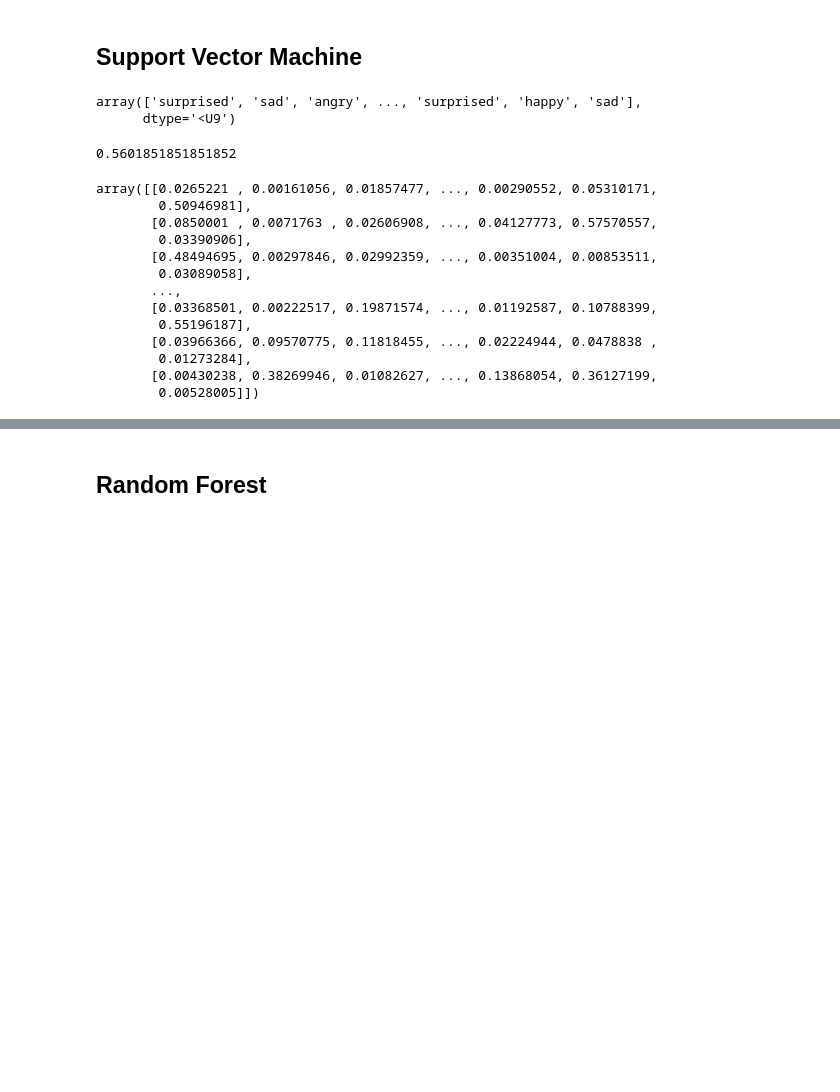
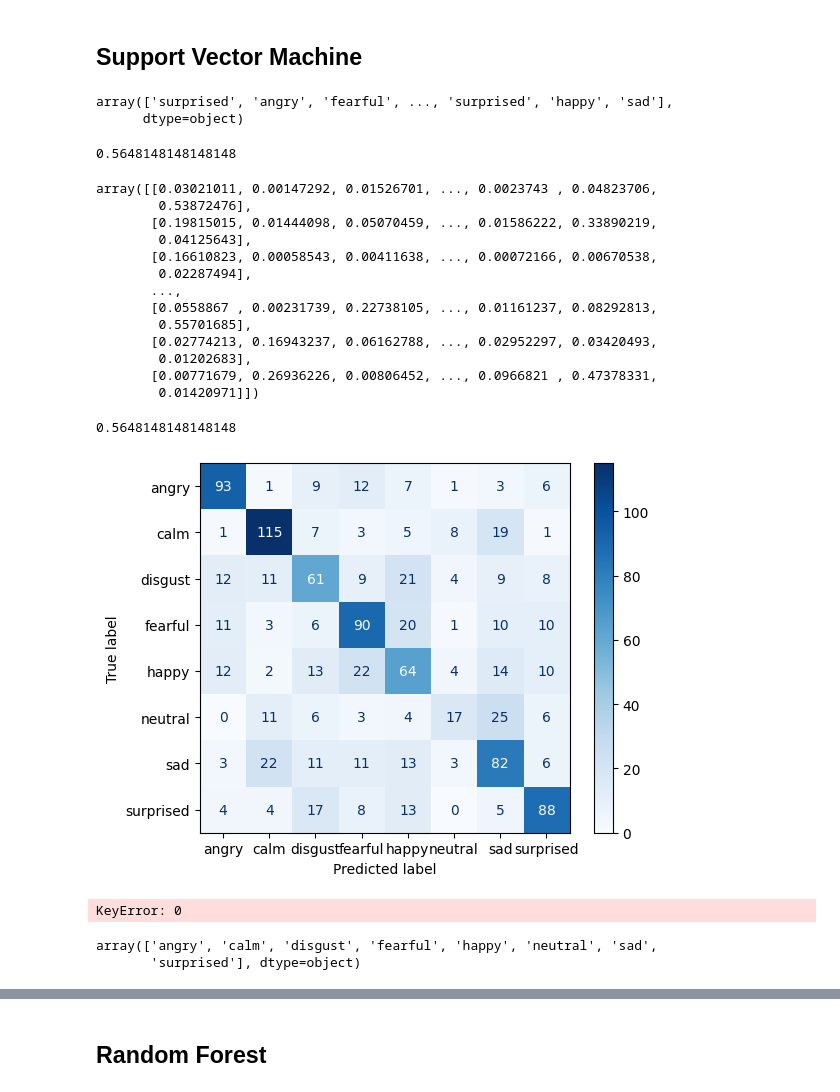
Before and after one commit to theriteshsharma/SpeechEmotionRecognition, a Jupyter notebook: ser_model/Notebooks/Final.ipynb, the cells around one changed output, grey strips where cells are left out. Cells and saved outputs as stored; diff of their text form; code cells hidden in the pictures; blank space fills up the shorter version.

```diff
--- a/ser_model/Notebooks/Final.ipynb
+++ b/ser_model/Notebooks/Final.ipynb
@@ -190,6 +148,6 @@ df.head()
 | 4 | 4 | 0.301604 | 0.760249 | 0.804322 | 0.790674 | 0.760021 | 0.781235 | 0.719090 | 0.647474 | 0.713795 | ... | ... |
 5 rows × 164 columns
 # %%
-X = df.loc[:-1,]
-Y = df.loc[-2:,]
+X = df.iloc[:,:-1]
+Y = df.iloc[:,-1:]
 # %%
@@ -235,28 +214,38 @@ svm_predictions = svm_model.predict(x_test)
 # %%
 svm_predictions
 # %% [output]
-array(['surprised', 'sad', 'angry', ..., 'surprised', 'happy', 'sad'],
-      dtype='<U9')
+array(['surprised', 'angry', 'fearful', ..., 'surprised', 'happy', 'sad'],
+      dtype=object)
 # %%
 print(accuracy_score(y_true=y_test,y_pred=svm_predictions))
 # %% [output]
-0.5601851851851852
+0.5648148148148148
 # %%
 svm_model.predict_proba(x_test)
 # %% [output]
-array([[0.0265221 , 0.00161056, 0.01857477, ..., 0.00290552, 0.05310171,
-        0.50946981],
-       [0.0850001 , 0.0071763 , 0.02606908, ..., 0.04127773, 0.57570557,
-        0.03390906],
-       [0.48494695, 0.00297846, 0.02992359, ..., 0.00351004, 0.00853511,
-        0.03089058],
+array([[0.03021011, 0.00147292, 0.01526701, ..., 0.0023743 , 0.04823706,
+        0.53872476],
+       [0.19815015, 0.01444098, 0.05070459, ..., 0.01586222, 0.33890219,
+        0.04125643],
+       [0.16610823, 0.00058543, 0.00411638, ..., 0.00072166, 0.00670538,
+        0.02287494],
        ...,
-       [0.03368501, 0.00222517, 0.19871574, ..., 0.01192587, 0.10788399,
-        0.55196187],
-       [0.03966366, 0.09570775, 0.11818455, ..., 0.02224944, 0.0478838 ,
-        0.01273284],
-       [0.00430238, 0.38269946, 0.01082627, ..., 0.13868054, 0.36127199,
-        0.00528005]])
+       [0.0558867 , 0.00231739, 0.22738105, ..., 0.01161237, 0.08292813,
+        0.55701685],
+       [0.02774213, 0.16943237, 0.06162788, ..., 0.02952297, 0.03420493,
+        0.01202683],
+       [0.00771679, 0.26936226, 0.00806452, ..., 0.0966821 , 0.47378331,
+        0.01420971]])
+# %%
+from sklearn.metrics import accuracy_score, f1_score, precision_score, recall_score, classification_report, confusion_matrix, ConfusionMatrixDisplay
+import matplotlib.pyplot as plt
+confusion_matrix(y_test,svm_predictions)
+ConfusionMatrixDisplay.from_predictions(y_test,svm_predictions,cmap='Blues')
+print(accuracy_score(y_test,svm_predictions))
+plt.savefig('test.png')
+# %% [output]
+0.5648148148148148
+[figure, added]
 # %%
 test_predict = svm_model.predict(x_test)
 # for x in range(len(y_test)):
@@ -267,8 +256,13 @@ for x in range(len(y_test)):
         i+=1
 print(i)
 print(len(y_test))
+# %% [output]
+KeyError: 0
 # %%
 svm_model.classes_
+# %% [output]
+array(['angry', 'calm', 'disgust', 'fearful', 'happy', 'neutral', 'sad',
+       'surprised'], dtype=object)
 # %%
 filename = 'svm_model.sav'
 pickle.dump(svm_model, open(filename, 'wb'))
```
Also changed, not shown: parts of 20 cells of this notebook, 43 other files.
